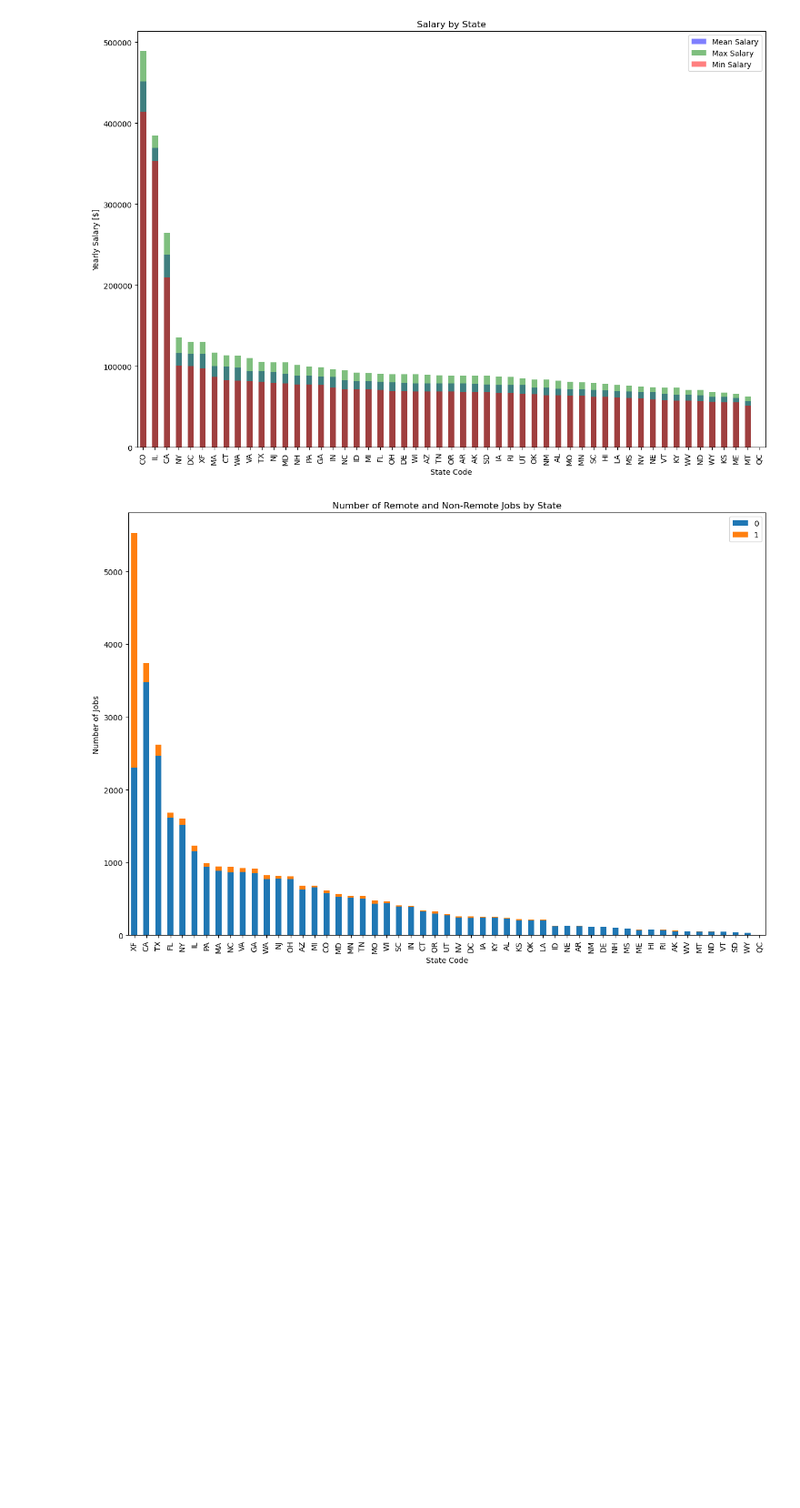
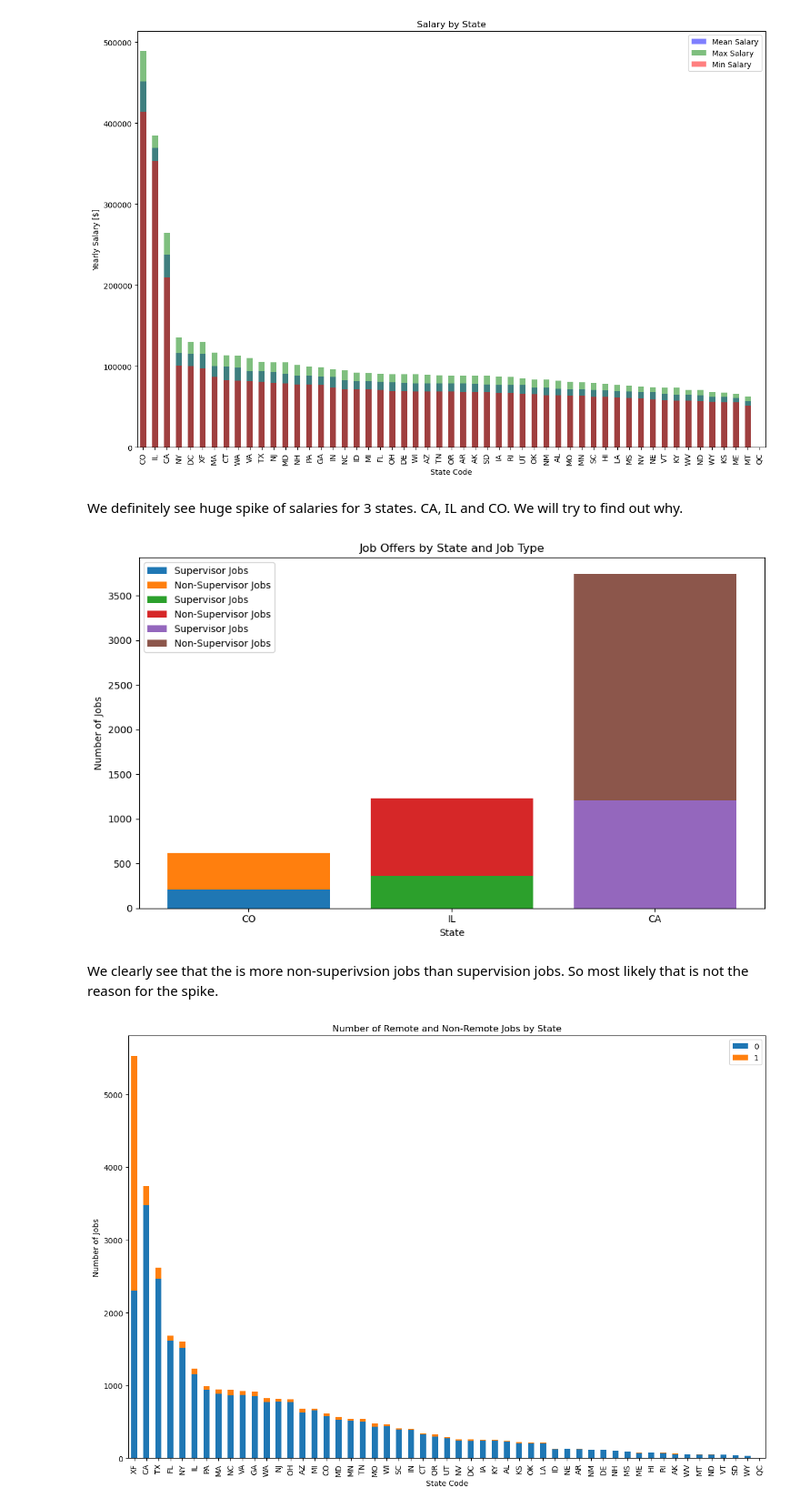
Before and after one commit to Qubi0-0/LinkedInJobSalaryPredict, a Jupyter notebook: jobs_eda.ipynb, the cells around one changed output. Shown: that part at 91% size. Drawn from its saved outputs; the diff is of its cells as text; code cells hidden in the pictures; blank space fills up the shorter version.

Commit message:
job offer analyse for CO IL CA

```diff
--- a/jobs_eda.ipynb
+++ b/jobs_eda.ipynb
@@ -139,6 +139,34 @@ plt.legend()
 plt.show()
 # %% [output]
 [figure]
+# %% [markdown]
+We definitely see huge spike of salaries for 3 states. CA, IL and CO. We will try to find out why.
+# %%
+filtered_jobs = jobs_df[jobs_df['st_code'].isin(['CA', 'IL', 'CO'])]
+
+supervisor_jobs = filtered_jobs[filtered_jobs['Is_Supvsr'] == True]
+non_supervisor_jobs = filtered_jobs[filtered_jobs['Is_Supvsr'] == False]
+
+fig, ax = plt.subplots(figsize=(10, 6))
+
+ax.bar('CO', supervisor_jobs[supervisor_jobs['st_code'] == 'CO'].shape[0], label='Supervisor Jobs')
+ax.bar('CO', non_supervisor_jobs[non_supervisor_jobs['st_code'] == 'CO'].shape[0], bottom=supervisor_jobs[supervisor_jobs['st_code'] == 'CO'].shape[0], label='Non-Supervisor Jobs')
+ax.bar('IL', supervisor_jobs[supervisor_jobs['st_code'] == 'IL'].shape[0], label='Supervisor Jobs')
+ax.bar('IL', non_supervisor_jobs[non_supervisor_jobs['st_code'] == 'IL'].shape[0], bottom=supervisor_jobs[supervisor_jobs['st_code'] == 'IL'].shape[0], label='Non-Supervisor Jobs')
+ax.bar('CA', supervisor_jobs[supervisor_jobs['st_code'] == 'CA'].shape[0], label='Supervisor Jobs')
+ax.bar('CA', non_supervisor_jobs[non_supervisor_jobs['st_code'] == 'CA'].shape[0], bottom=supervisor_jobs[supervisor_jobs['st_code'] == 'CA'].shape[0], label='Non-Supervisor Jobs')
+
+ax.set_xlabel('State')
+ax.set_ylabel('Number of Jobs')
+ax.set_title('Job Offers by State and Job Type')
+ax.legend()
+
+plt.tight_layout()
+plt.show()
+# %% [output]
+[figure, added]
+# %% [markdown]
+We clearly see that the is more non-superivsion jobs than supervision jobs. So most likely that is not the reason for the spike.
 # %%
 def plot_remote_jobs_by_state(jobs_df, treshold=None):
     counts = jobs_df.groupby(['st_code', 'is_remote']).size().unstack()
```
Also changed, not shown: parts of 2 cells of this notebook.
